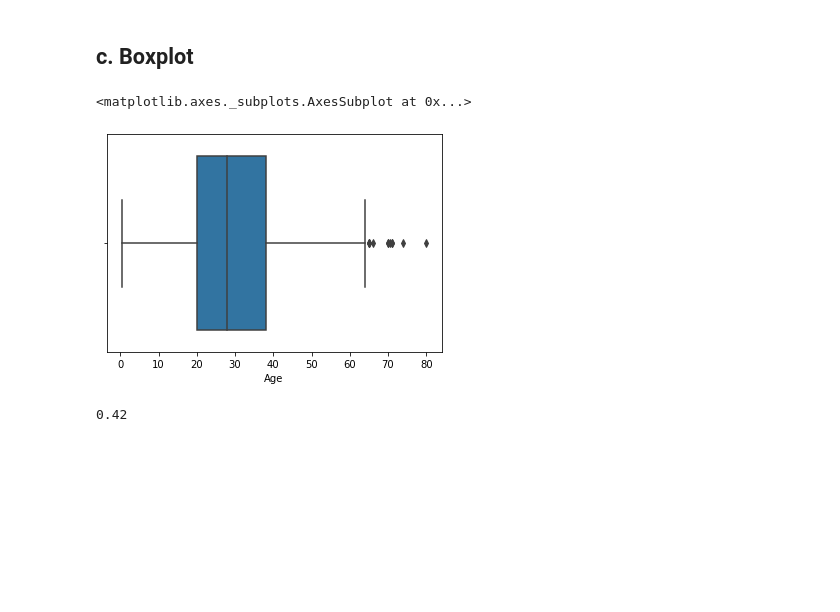
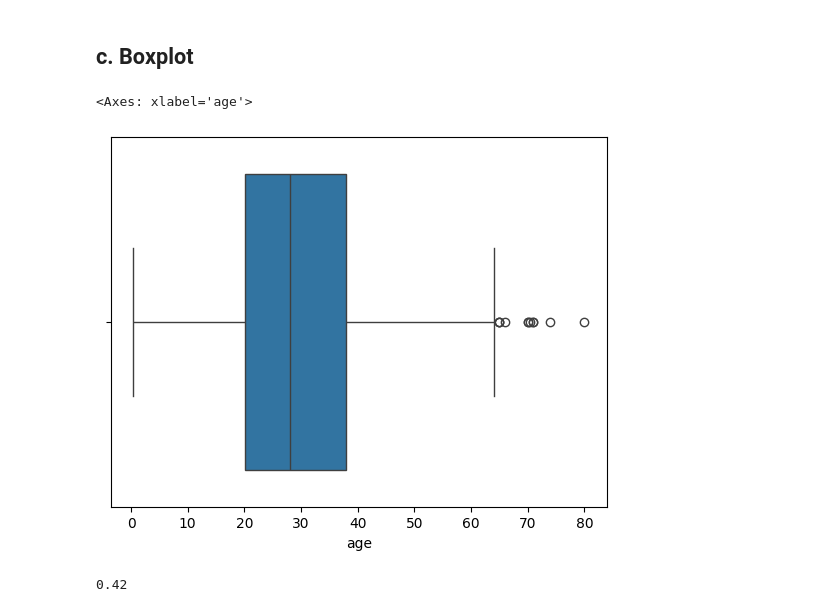
Before and after one commit to swapnilmagar123/Machine_learning-basic, a Jupyter notebook: Day20/day20.ipynb, the cells around one changed output. Drawn from its saved outputs; the diff is of its cells as text; code cells hidden in the pictures; blank space fills up the shorter version.

```diff
--- a/Day20/day20.ipynb
+++ b/Day20/day20.ipynb
@@ -53,10 +53,10 @@ sns.distplot(df['Age'])
 # %% [markdown]
 ## c. Boxplot
 # %%
-sns.boxplot(df['Age'])
+sns.boxplot(x = df['age'])
 # %% [output]
-<matplotlib.axes._subplots.AxesSubplot at 0x...>
+<Axes: xlabel='age'>
-[figure, old version]
+[figure, new version]
 # %%
 df['Age'].min()
 # %% [output]
```
Also changed, not shown: parts of 1 cell of this notebook, 6 other files.
